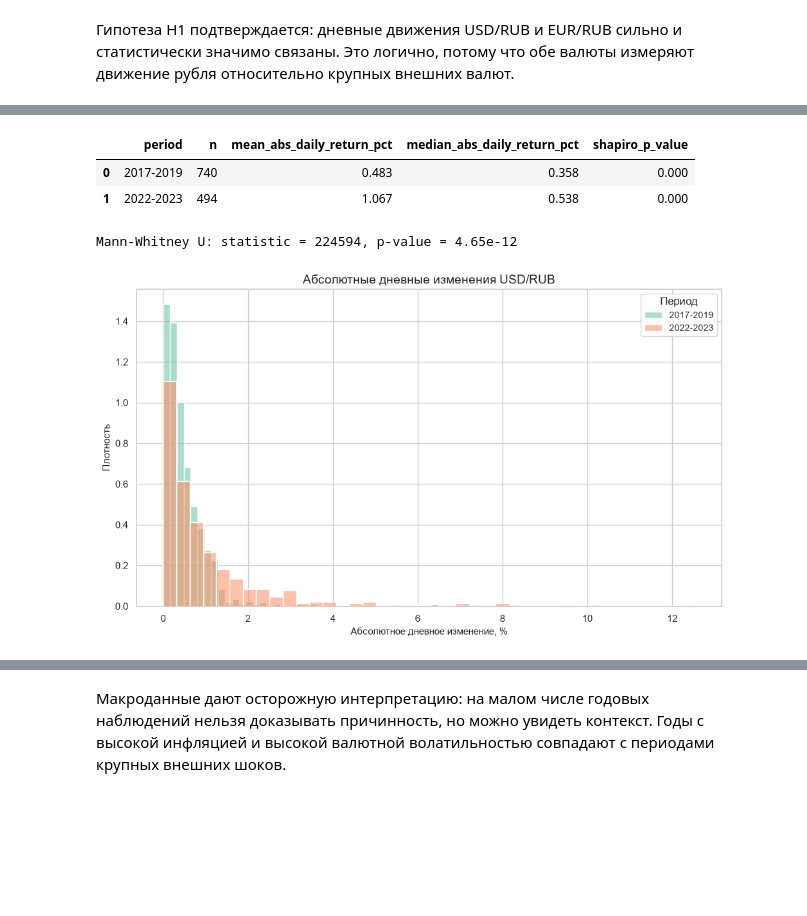
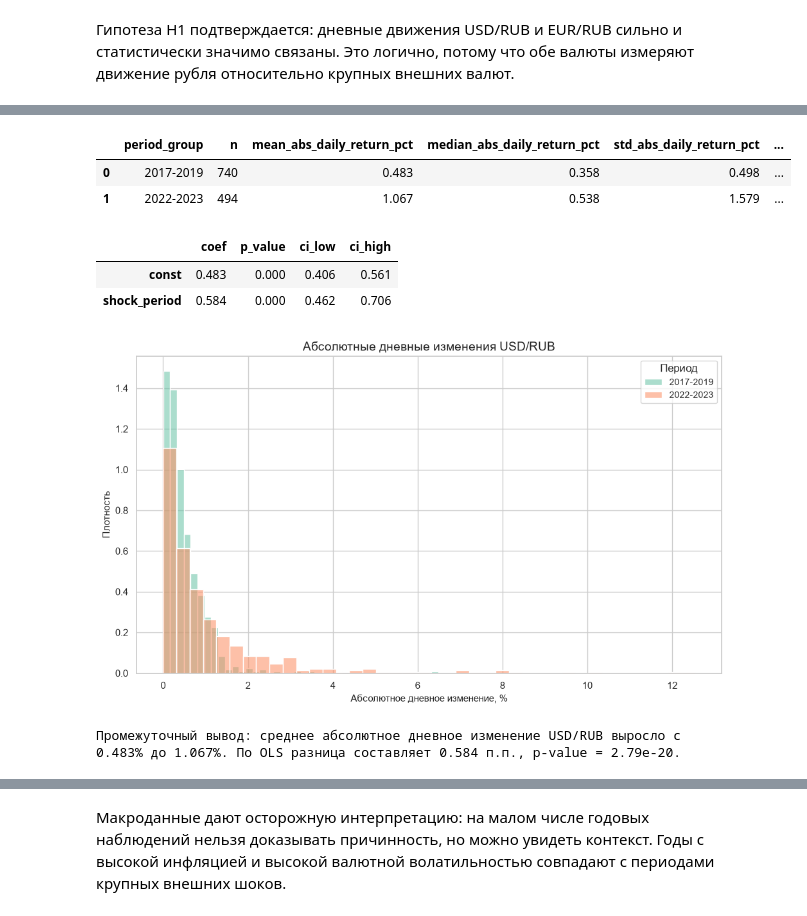
Before and after one commit to Yur4ikOgur4ik/AnDan, a Jupyter notebook: notebooks/analysis_cbr_currency_rates.ipynb, the cells around one changed output, grey strips where cells are left out. Saved outputs shown, nothing was run; the diff lists cells and outputs as text; code cells hidden in the pictures; blank space fills up the shorter version.

```diff
--- a/notebooks/analysis_cbr_currency_rates.ipynb
+++ b/notebooks/analysis_cbr_currency_rates.ipynb
@@ -452,46 +545,84 @@ print(
 # %%
+# Берем модуль изменения, потому что важен размер скачка
 usd_returns = rates.query("char_code == 'USD'").dropna(subset=["daily_return_pct"]).copy()
 usd_returns["abs_daily_return_pct"] = usd_returns["daily_return_pct"].abs()
 
-calm = usd_returns.query("2017 <= year <= 2019")["abs_daily_return_pct"]
-shock = usd_returns.query("2022 <= year <= 2023")["abs_daily_return_pct"]
+# Делим USD/RUB на спокойный и шоковый периоды
+calm_period = usd_returns.query("2017 <= year <= 2019").copy()
+shock_period = usd_returns.query("2022 <= year <= 2023").copy()
+calm_period["period_group"] = "2017-2019"
+shock_period["period_group"] = "2022-2023"
+calm_period["shock_period"] = 0
+shock_period["shock_period"] = 1
 
+period_returns = pd.concat([calm_period, shock_period], ignore_index=True)
+
+calm = calm_period["abs_daily_return_pct"]
+shock = shock_period["abs_daily_return_pct"]
+
+# Для Шапиро берем подвыборку, чтобы тест не был чрезмерно чувствительным
 calm_sample = calm.sample(min(500, len(calm)), random_state=42)
 shock_sample = shock.sample(min(500, len(shock)), random_state=42)
 
 shapiro_calm = stats.shapiro(calm_sample)
 shapiro_shock = stats.shapiro(shock_sample)
-mannwhitney = stats.mannwhitneyu(shock, calm, alternative="greater")
 
-volatility_test = pd.DataFrame(
+period_summary = (
+    period_returns.groupby("period_group")
+    .agg(
+        n=("abs_daily_return_pct", "size"),
+        mean_abs_daily_return_pct=("abs_daily_return_pct", "mean"),
+        median_abs_daily_return_pct=("abs_daily_return_pct", "median"),
+        std_abs_daily_return_pct=("abs_daily_return_pct", "std"),
+    )
+    .reset_index()
+)
+period_summary["shapiro_p_value"] = [
+    shapiro_calm.pvalue,
+    shapiro_shock.pvalue,
+]
+display(period_summary)
+
+# Через OLS коэффициент shock_period равен разнице средних между периодами
+X_period = sm.add_constant(period_returns[["shock_period"]])
+y_period = period_returns["abs_daily_return_pct"]
+volatility_model = sm.OLS(y_period, X_period).fit()
+volatility_effect = pd.DataFrame(
     {
-        "period": ["2017-2019", "2022-2023"],
-        "n": [len(calm), len(shock)],
-        "mean_abs_daily_return_pct": [calm.mean(), shock.mean()],
-        "median_abs_daily_return_pct": [calm.median(), shock.median()],
-        "shapiro_p_value": [shapiro_calm.pvalue, shapiro_shock.pvalue],
+        "coef": volatility_model.params,
+        "p_value": volatility_model.pvalues,
+        "ci_low": volatility_model.conf_int()[0],
+        "ci_high": volatility_model.conf_int()[1],
     }
 )
-display(volatility_test)
-print(
-    "Mann-Whitney U: "
-    f"statistic = {mannwhitney.statistic:.0f}, p-value = {mannwhitney.pvalue:.3g}"
-)
+display(volatility_effect)
 
 fig, ax = plt.subplots(figsize=(10, 6))
 sns.histplot(calm, bins=40, stat="density", alpha=0.55, label="2017-2019", ax=ax)
 sns.histplot(shock, bins=40, stat="density", alpha=0.55, label="2022-2023", ax=ax)
 ax.set_title("Абсолютные дневные изменения USD/RUB")
 ax.set_xlabel("Абсолютное дневное изменение, %")
 ax.set_ylabel("Плотность")
 ax.legend(title="Период")
 fig.tight_layout()
 fig.savefig(FIGURES / "fig05_usd_volatility_periods.png", dpi=200, bbox_inches="tight")
 plt.show()
+
+shock_coef = volatility_effect.loc["shock_period", "coef"]
+shock_p_value = volatility_effect.loc["shock_period", "p_value"]
+print(
+    "Промежуточный вывод: среднее абсолютное дневное изменение USD/RUB "
+    f"выросло с {calm.mean():.3f}% до {shock.mean():.3f}%. "
+    f"По OLS разница составляет {shock_coef:.3f} п.п., "
+    f"p-value = {shock_p_value:.3g}."
+)
 # %% [output]
-|  | period | n | mean_abs_daily_return_pct | median_abs_daily_return_pct | shapiro_p_value |
-| 0 | 2017-2019 | 740 | 0.483 | 0.358 | 0.000 |
-| 1 | 2022-2023 | 494 | 1.067 | 0.538 | 0.000 |
+|  | period_group | n | mean_abs_daily_return_pct | median_abs_daily_return_pct | std_abs_daily_return_pct | ... |
+| 0 | 2017-2019 | 740 | 0.483 | 0.358 | 0.498 | ... |
+| 1 | 2022-2023 | 494 | 1.067 | 0.538 | 1.579 | ... |
+|  | coef | p_value | ci_low | ci_high |
+| const | 0.483 | 0.000 | 0.406 | 0.561 |
+| shock_period | 0.584 | 0.000 | 0.462 | 0.706 |
+[figure]
-Mann-Whitney U: statistic = 224594, p-value = 4.65e-12
+Промежуточный вывод: среднее абсолютное дневное изменение USD/RUB выросло с 0.483% до 1.067%. По OLS разница составляет 0.584 п.п., p-value = 2.79e-20.
-[figure]
 # %% [markdown]
```
Also changed, not shown: parts of 24 cells of this notebook, 8 other files.
